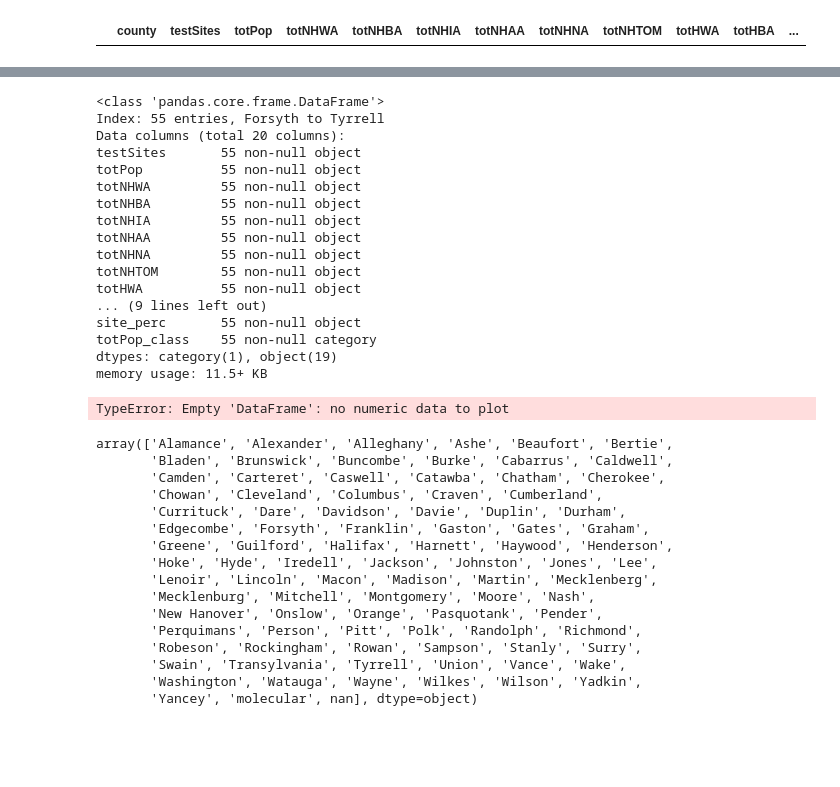
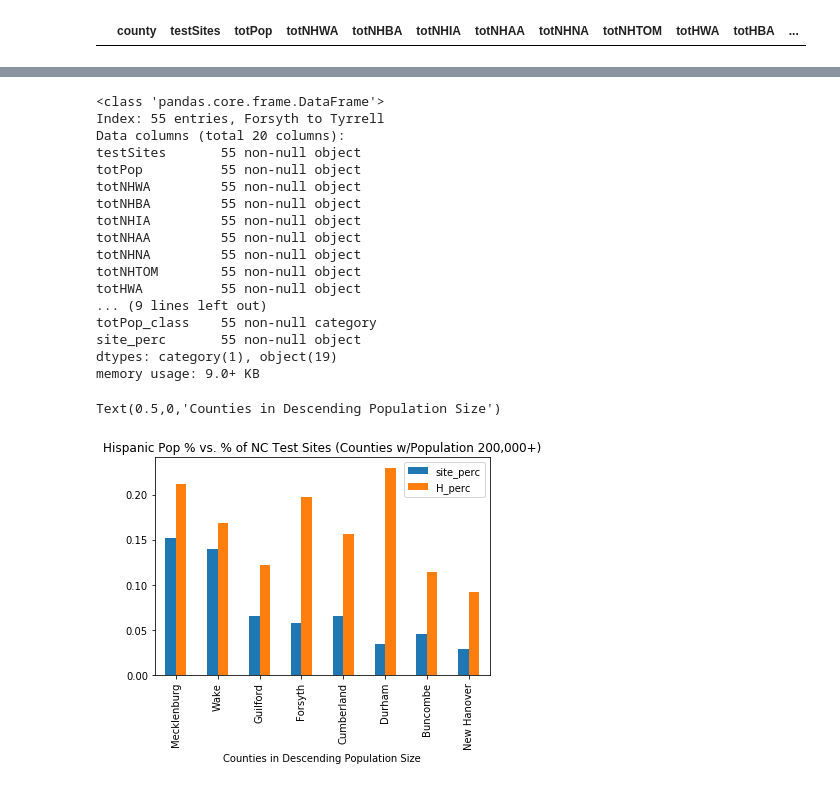
Before and after one commit to jqyang42/pikapixels, a Jupyter notebook: NC_dataVis_jin.ipynb, the cells around one changed output, grey strips where cells are left out. Saved outputs shown, nothing was run; the diff lists cells and outputs as text; code cells hidden in the pictures; blank space fills up the shorter version.

```diff
--- a/NC_dataVis_jin.ipynb
+++ b/NC_dataVis_jin.ipynb
@@ -97,3 +93,5 @@ comb_test_hisp[['site_perc', 'H_perc']].sort_values(by='site_perc', ascending=Fa
+# %%
+comb_test_hisp['site_perc'] = comb_test_hisp['testSites'] / sum(comb_test_hisp['testSites'])
 # %%
 comb_test_hisp['totPop_class'] = np.round(np.array(comb_test_hisp['totPop']).astype(np.double),-3)
 # %%
@@ -112,6 +108,6 @@ comb_test_hisp['totPop_class'].sort_values().unique()
 # %%
-bins = [0, 15000, 30000, 45000, 60000, 100000, 200000, 500000, np.inf]
-labels = ['<15000', '15000-30000', '30000-45000', '45000-60000', '60000-100000', '100000-200000', '200000-500000', '500000+']
+bins = [0, 15000, 30000, 45000, 60000, 100000, 200000, np.inf]
+labels = ['<15000', '15000-30000', '30000-45000', '45000-60000', '60000-100000', '100000-200000', '200000+']
 
 comb_test_hisp['totPop_class'] = pd.cut(comb_test_hisp['totPop'], bins, labels=labels)
 
@@ -130,31 +126,15 @@ totNHNA         55 non-null object
 totNHTOM        55 non-null object
 totHWA          55 non-null object
 ... (9 lines left out)
+totPop_class    55 non-null category
 site_perc       55 non-null object
-totPop_class    55 non-null category
 dtypes: category(1), object(19)
-memory usage: 11.5+ KB
+memory usage: 9.0+ KB
 # %%
-comb_test_hisp[comb_test_hisp.totPop_class=='200000-500000']\
+ax = comb_test_hisp[comb_test_hisp.totPop_class=='200000+']\
 .sort_values(by='totPop', ascending=False)[['site_perc', 'H_perc']].plot.bar()
+ax.set_title('Hispanic Pop % vs. % of NC Test Sites (Counties w/Population 200,000+)')
+ax.set_xlabel('Counties in Descending Population Size')
 # %% [output]
-TypeError: Empty 'DataFrame': no numeric data to plot
+Text(0.5,0,'Counties in Descending Population Size')
+[figure, added]
-# %%
-testSites_cond.county.sort_values().unique()
-# %% [output]
-array(['Alamance', 'Alexander', 'Alleghany', 'Ashe', 'Beaufort', 'Bertie',
-       'Bladen', 'Brunswick', 'Buncombe', 'Burke', 'Cabarrus', 'Caldwell',
-       'Camden', 'Carteret', 'Caswell', 'Catawba', 'Chatham', 'Cherokee',
-       'Chowan', 'Cleveland', 'Columbus', 'Craven', 'Cumberland',
-       'Currituck', 'Dare', 'Davidson', 'Davie', 'Duplin', 'Durham',
-       'Edgecombe', 'Forsyth', 'Franklin', 'Gaston', 'Gates', 'Graham',
-       'Greene', 'Guilford', 'Halifax', 'Harnett', 'Haywood', 'Henderson',
-       'Hoke', 'Hyde', 'Iredell', 'Jackson', 'Johnston', 'Jones', 'Lee',
-       'Lenoir', 'Lincoln', 'Macon', 'Madison', 'Martin', 'Mecklenberg',
-       'Mecklenburg', 'Mitchell', 'Montgomery', 'Moore', 'Nash',
-       'New Hanover', 'Onslow', 'Orange', 'Pasquotank', 'Pender',
-       'Perquimans', 'Person', 'Pitt', 'Polk', 'Randolph', 'Richmond',
-       'Robeson', 'Rockingham', 'Rowan', 'Sampson', 'Stanly', 'Surry',
-       'Swain', 'Transylvania', 'Tyrrell', 'Union', 'Vance', 'Wake',
-       'Washington', 'Watauga', 'Wayne', 'Wilkes', 'Wilson', 'Yadkin',
-       'Yancey', 'molecular', nan], dtype=object)
```
Also changed, not shown: parts of 12 cells of this notebook, 1 other file.
